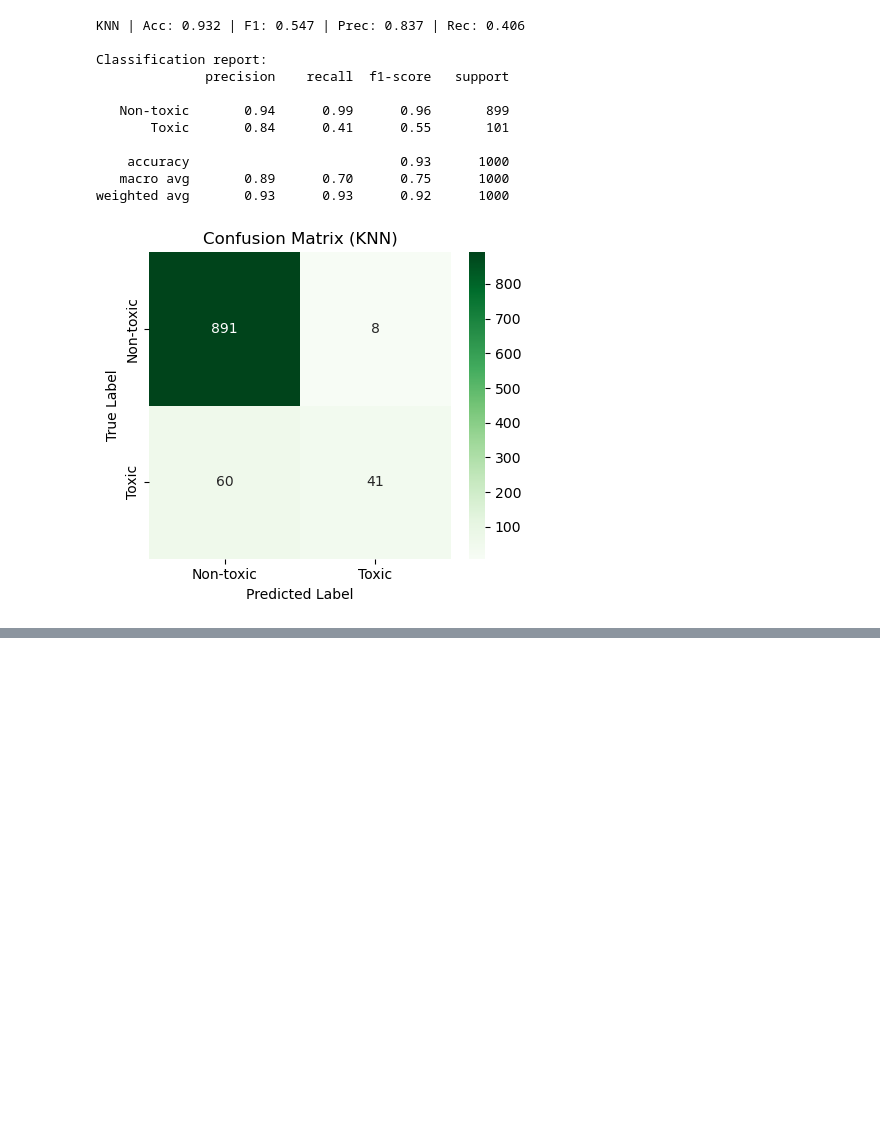
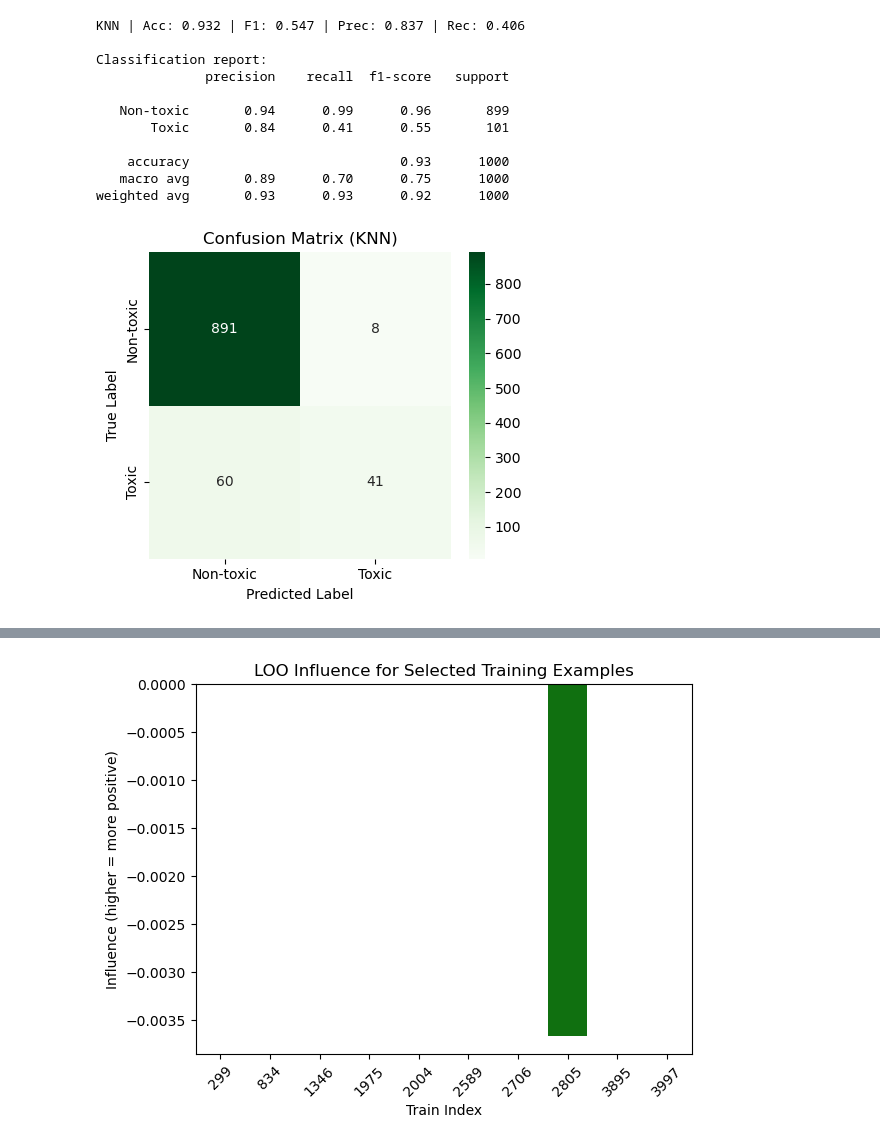
Before and after one commit to visha007/cmpt419_asn2, a Jupyter notebook: a2_code.ipynb, the cells around one changed output, grey strips where cells are left out. Cells and saved outputs as stored; diff of their text form; code cells hidden in the pictures; blank space fills up the shorter version.

Commit message:
part 2 code cleaned and committed

```diff
--- a/a2_code.ipynb
+++ b/a2_code.ipynb
@@ -101,3 +101,72 @@ Classification report:
    macro avg       0.89      0.70      0.75      1000
 weighted avg       0.93      0.93      0.92      1000
 [figure]
+# %%
+# Part 2 - Brute-force LOO Influence
+from scipy.sparse import csr_matrix
+from sklearn.neighbors import KNeighborsClassifier
+
+V_D = f1  # F1 (Part 1)
+
+# selected 10 training indices (5 toxic + 5 non-toxic)
+train_indices = list(range(X_train.shape[0]))
+rng = np.random.RandomState(RANDOM_SEED)
+train_labels_array = np.array(y_train)
+pos_idx = np.where(train_labels_array == 1)[0].tolist()
+neg_idx = np.where(train_labels_array == 0)[0].tolist()
+
+selected_indices = []
+n_per_class = 5
+if len(pos_idx) >= n_per_class and len(neg_idx) >= n_per_class:
+    selected_indices += list(rng.choice(pos_idx, size=n_per_class, replace=False))
+    selected_indices += list(rng.choice(neg_idx, size=n_per_class, replace=False))
+else:
+    selected_indices = list(rng.choice(train_indices, size=10, replace=False))
+
+results = []
+
+X_train_csr = csr_matrix(X_train)
+
+# LOO
+for idx in selected_indices:
+    mask = np.ones(X_train_csr.shape[0], dtype=bool)
+    mask[idx] = False
+
+    X_lo = X_train_csr[mask]
+    y_lo = np.array(y_train)[mask]
+
+    # KNN classifier recreated (same parameters as baseline)
+    clf_lo = KNeighborsClassifier(n_neighbors=5, metric="cosine", n_jobs=-1)
+    clf_lo.fit(X_lo, y_lo)
+
+    y_pred_lo = clf_lo.predict(X_test)
+    V_D_minus_i = f1_score(y_test, y_pred_lo, zero_division=0)
+    influence = V_D - V_D_minus_i
+
+    removed_text = X_train_raw.reset_index(drop=True).iloc[idx]
+    removed_label = int(np.array(y_train)[idx])
+
+    results.append({
+        "train_index": idx,
+        "removed_label": removed_label,
+        "influence": influence,
+        "V_D_minus_i": V_D_minus_i,
+        "removed_text_snippet": (removed_text[:200] + "...") if len(removed_text) > 200 else removed_text
+    })
+
+    print(f"Done LOO for idx={idx}: influence={influence:.6f} (V(D\\{{i}})={V_D_minus_i:.4f})")
+
+# Results summary
+res_df = pd.DataFrame(results).sort_values(by="influence", ascending=False).reset_index(drop=True)
+
+# Table of results
+print(res_df[["train_index", "removed_label", "influence"]])
+
+# bar chart
+sns.barplot(x="train_index", y="influence", data=res_df, color="green")
+plt.title("LOO Influence for Selected Training Examples")
+plt.xlabel("Train Index")
+plt.ylabel("Influence (higher = more positive)")
+plt.xticks(rotation=45)
+plt.show()
+# %% [output]
@@ -103,0 +190 @@ weighted avg       0.93      0.93      0.92      1000
+[figure, added]
```
Also changed, not shown: parts of 1 cell of this notebook.
